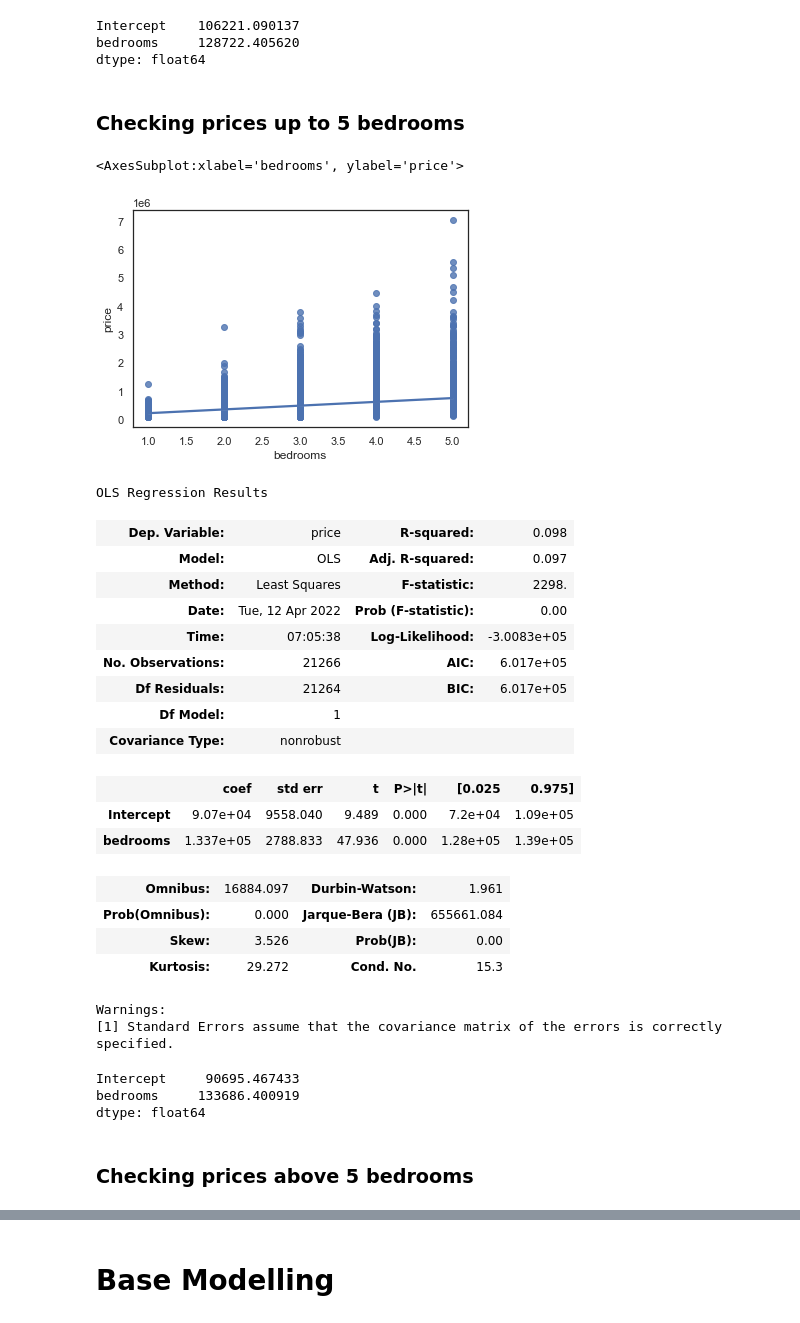
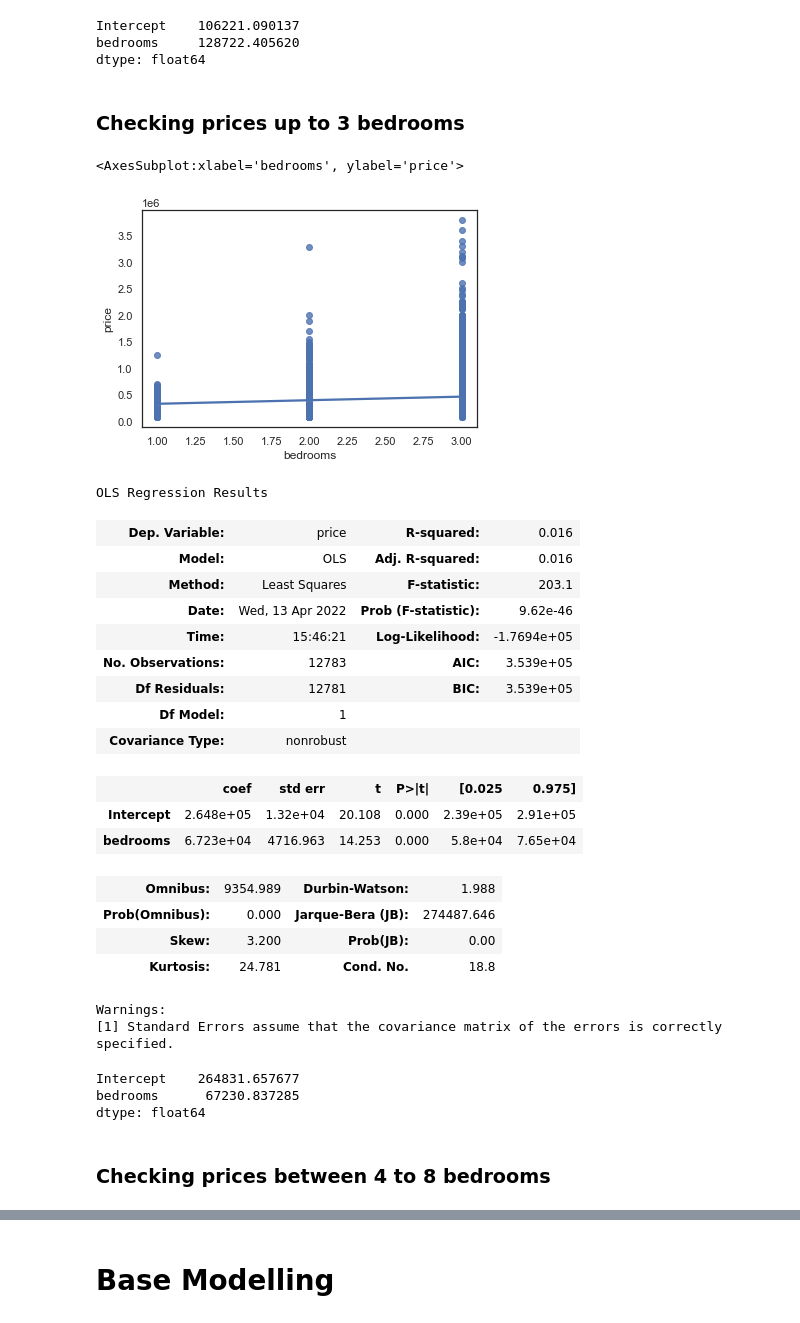
Before and after one commit to VLieberg/housing_usa, a Jupyter notebook: notebooks/VL_House_USA_DataScience_Project.ipynb, the cells around one changed output, grey strips where cells are left out. Saved outputs shown, nothing was run; the diff lists cells and outputs as text; code cells hidden in the pictures.

Commit message:
Bedroom and location analysis

```diff
--- a/notebooks/VL_House_USA_DataScience_Project.ipynb
+++ b/notebooks/VL_House_USA_DataScience_Project.ipynb
@@ -3,9 +3,21 @@ House in USA DataScience Project
 # %% [markdown]
 Imports
 # %%
-import matplotlib.pyplot as plt
+import pandas as pd # data processing
+import matplotlib.pyplot as plt # basic plotting
+import numpy as np # linear algebra
+import geopandas as gpd # geospatial data
+from scipy import stats as st # probability distributions and statistical functions
+import seaborn as sns #data visualization library based on matplotlib
+import folium #interactive leaflet map
+
+from folium.plugins import FloatImage
+
+from matplotlib.colors import ListedColormap
+from shapely.geometry import Point
+from sklearn import preprocessing
+
 %matplotlib inline
-import numpy as np
-import pandas as pd
-import requests
-import seaborn as sns
+plt.style.use('ggplot') # use ggplot style
+sns.set(style='whitegrid', palette='pastel', color_codes=True)
+#sns.mpl.rc('figure', figsize=(30,15))
@@ -375,43 +516,43 @@ Intercept    106221.090137
 bedrooms     128722.405620
 dtype: float64
 # %% [markdown]
-### Checking prices up to 5 bedrooms
+### Checking prices up to 3 bedrooms
 # %%
-df_5bed = df[df['bedrooms'] <=5]
+df_3bed = df[df['bedrooms'] <=3]
 # %%
-sns.regplot(x='bedrooms', y='price', data=df_5bed)
+sns.regplot(x='bedrooms', y='price', data=df_3bed)
 # %% [output]
 <AxesSubplot:xlabel='bedrooms', ylabel='price'>
-[figure, old version]
+[figure, new version]
 # %%
-model_5bed = smf.ols(formula = 'price ~ bedrooms', data=df_5bed).fit()
-model_5bed.summary()
+model_3bed = smf.ols(formula = 'price ~ bedrooms', data=df_3bed).fit()
+model_3bed.summary()
 # %% [output]
 OLS Regression Results
-| Dep. Variable: | price | R-squared: | 0.098 |
-| Model: | OLS | Adj. R-squared: | 0.097 |
-| Method: | Least Squares | F-statistic: | 2298. |
-| Date: | Tue, 12 Apr 2022 | Prob (F-statistic): | 0.00 |
-| Time: | 07:05:38 | Log-Likelihood: | -3.0083e+05 |
-| No. Observations: | 21266 | AIC: | 6.017e+05 |
-| Df Residuals: | 21264 | BIC: | 6.017e+05 |
+| Dep. Variable: | price | R-squared: | 0.016 |
+| Model: | OLS | Adj. R-squared: | 0.016 |
+| Method: | Least Squares | F-statistic: | 203.1 |
+| Date: | Wed, 13 Apr 2022 | Prob (F-statistic): | 9.62e-46 |
+| Time: | 15:46:21 | Log-Likelihood: | -1.7694e+05 |
+| No. Observations: | 12783 | AIC: | 3.539e+05 |
+| Df Residuals: | 12781 | BIC: | 3.539e+05 |
 | Df Model: | 1 |  |  |
 | Covariance Type: | nonrobust |  |  |
 |  | coef | std err | t | P>|t| | [0.025 | 0.975] |
-| Intercept | 9.07e+04 | 9558.040 | 9.489 | 0.000 | 7.2e+04 | 1.09e+05 |
-| bedrooms | 1.337e+05 | 2788.833 | 47.936 | 0.000 | 1.28e+05 | 1.39e+05 |
+| Intercept | 2.648e+05 | 1.32e+04 | 20.108 | 0.000 | 2.39e+05 | 2.91e+05 |
+| bedrooms | 6.723e+04 | 4716.963 | 14.253 | 0.000 | 5.8e+04 | 7.65e+04 |
-| Omnibus: | 16884.097 | Durbin-Watson: | 1.961 |
-| Prob(Omnibus): | 0.000 | Jarque-Bera (JB): | 655661.084 |
-| Skew: | 3.526 | Prob(JB): | 0.00 |
-| Kurtosis: | 29.272 | Cond. No. | 15.3 |
+| Omnibus: | 9354.989 | Durbin-Watson: | 1.988 |
+| Prob(Omnibus): | 0.000 | Jarque-Bera (JB): | 274487.646 |
+| Skew: | 3.200 | Prob(JB): | 0.00 |
+| Kurtosis: | 24.781 | Cond. No. | 18.8 |
 Warnings:
 [1] Standard Errors assume that the covariance matrix of the errors is correctly specified.
 # %%
-model_5bed.params
+model_3bed.params
 # %% [output]
-Intercept     90695.467433
-bedrooms     133686.400919
+Intercept    264831.657677
+bedrooms      67230.837285
 dtype: float64
 # %% [markdown]
-### Checking prices above 5 bedrooms
+### Checking prices between 4 to 8 bedrooms
 # %%
```
Also changed, not shown: parts of 37 cells of this notebook.
